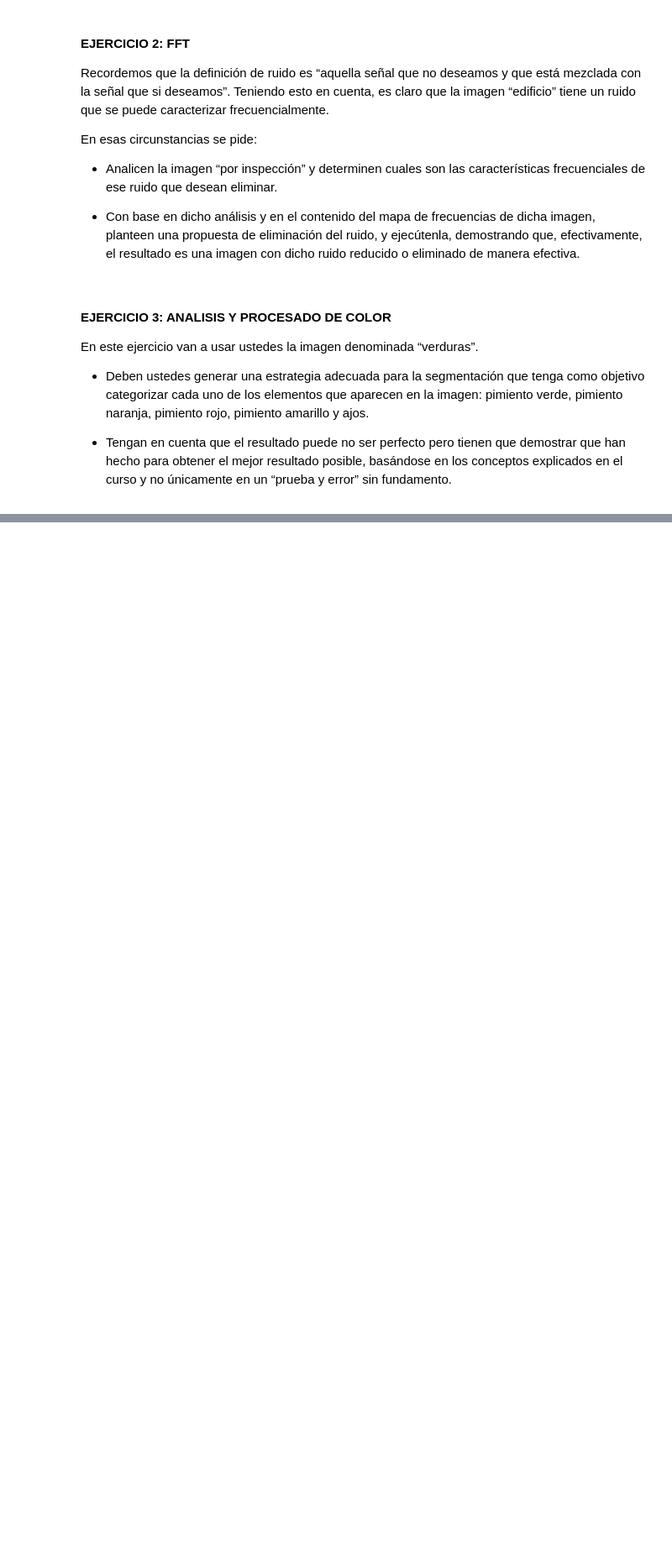
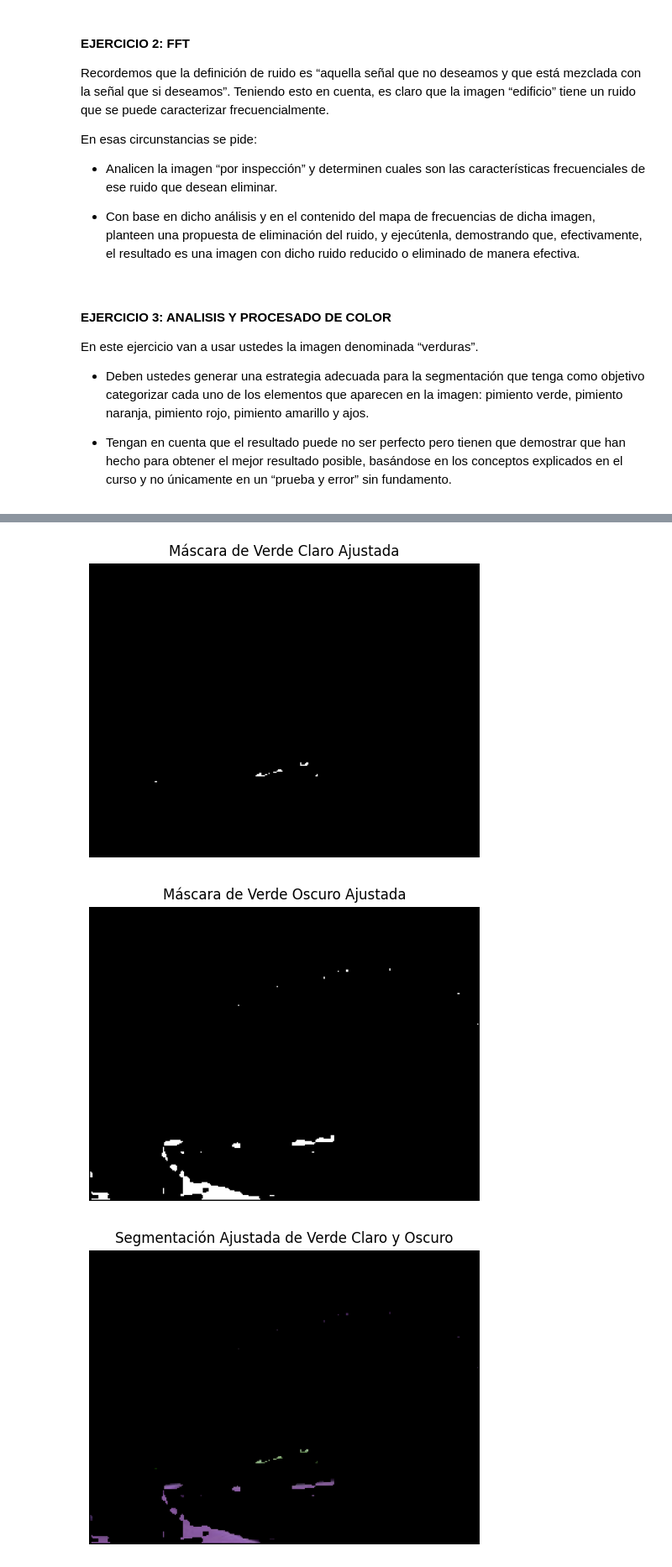
Before and after one commit to KalebG13/Sistemas-de-vision, a Jupyter notebook: Lab_2/Lab_2.ipynb, the cells around one changed output, grey strips where cells are left out. Shown at 84% size. Saved outputs shown, nothing was run; the diff lists cells and outputs as text; code cells hidden in the pictures; blank space fills up the shorter version.

```diff
--- a/Lab_2/Lab_2.ipynb
+++ b/Lab_2/Lab_2.ipynb
@@ -129,0 +149,40 @@ amarillo y ajos.
+# %%
+# Cargar la imagen en HSV
+im = cv.imread('verduras.png', cv.IMREAD_COLOR)
+hsv_image = cv.cvtColor(im, cv.COLOR_BGR2HSV)
+
+# Crear una máscara para los verdes claros (ajustando el rango H para evitar el azul)
+mask1_adjusted = cv.inRange(hsv_image, (50, 60, 40), (80, 255, 255))  # Verde claro ajustado
+closed_mask1_adjusted = nd.binary_closing(mask1_adjusted, np.ones((3,3)))
+
+# Crear una máscara para los verdes oscuros (ajustando el rango H para evitar el azul)
+mask2_adjusted = cv.inRange(hsv_image, (80, 60, 32), (140, 255, 255))  # Verde oscuro ajustado
+closed_mask2_adjusted = nd.binary_closing(mask2_adjusted, np.ones((3,3)))
+
+# Mostrar las máscaras de verde claro y oscuro ajustadas
+plt.figure(figsize=(6,6))
+plt.imshow(closed_mask1_adjusted, cmap='gray')
+plt.title('Máscara de Verde Claro Ajustada')
+plt.axis('off')
+plt.show()
+
+plt.figure(figsize=(6,6))
+plt.imshow(closed_mask2_adjusted, cmap='gray')
+plt.title('Máscara de Verde Oscuro Ajustada')
+plt.axis('off')
+plt.show()
+
+# Sumar ambas máscaras ajustadas (verde claro + verde oscuro)
+combined_mask_adjusted = cv.add(closed_mask1_adjusted.astype(np.uint8), closed_mask2_adjusted.astype(np.uint8))
+
+# Mostrar la imagen segmentada usando la máscara combinada ajustada
+result_adjusted = cv.bitwise_and(im, im, mask=combined_mask_adjusted)
+plt.figure(figsize=(6,6))
+plt.imshow(cv.cvtColor(result_adjusted, cv.COLOR_BGR2RGB))
+plt.title('Segmentación Ajustada de Verde Claro y Oscuro')
+plt.axis('off')
+plt.show()
+# %% [output]
+[figure, added]
+[figure, added]
+[figure, added]
```
Also changed, not shown: parts of 2 cells of this notebook.
